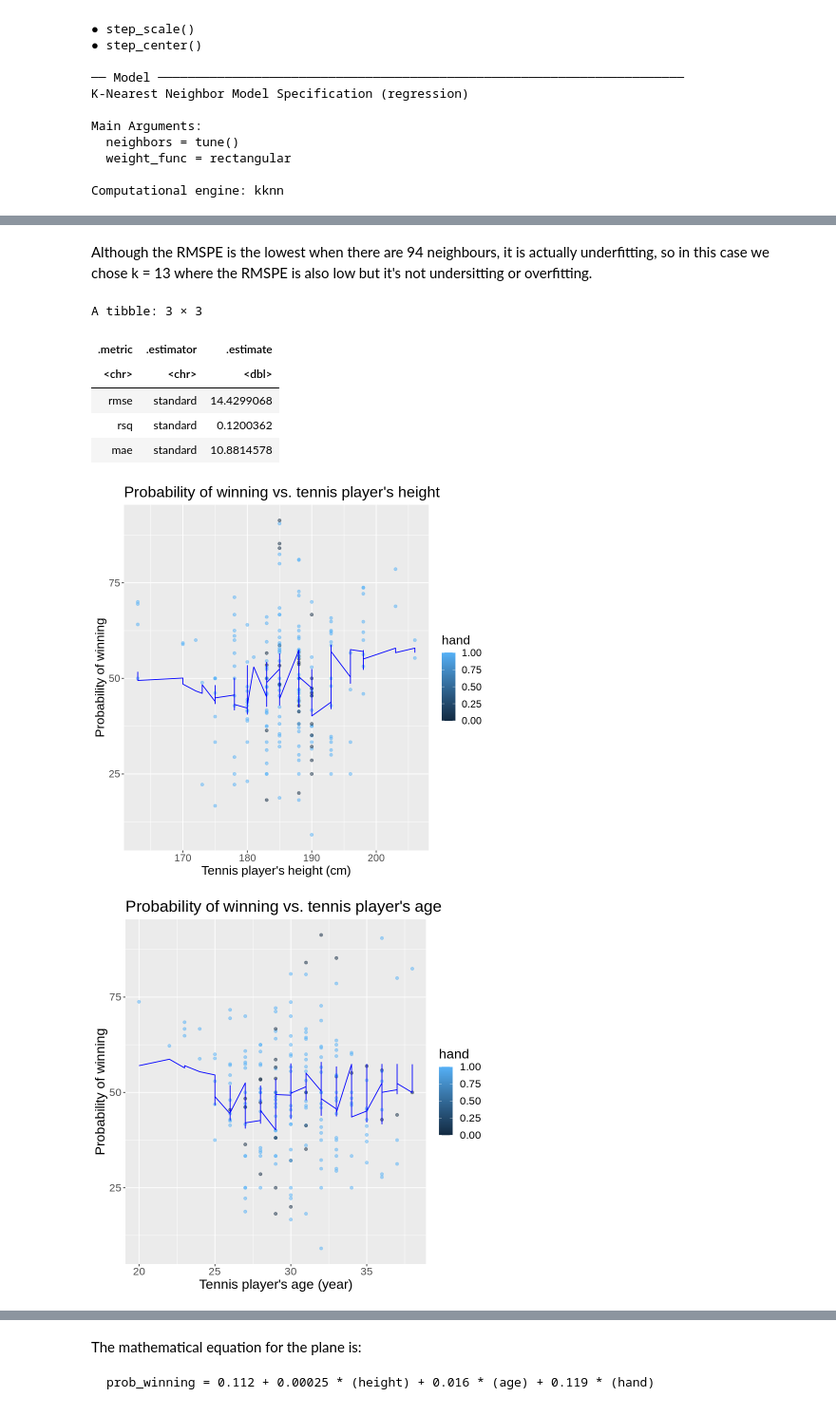
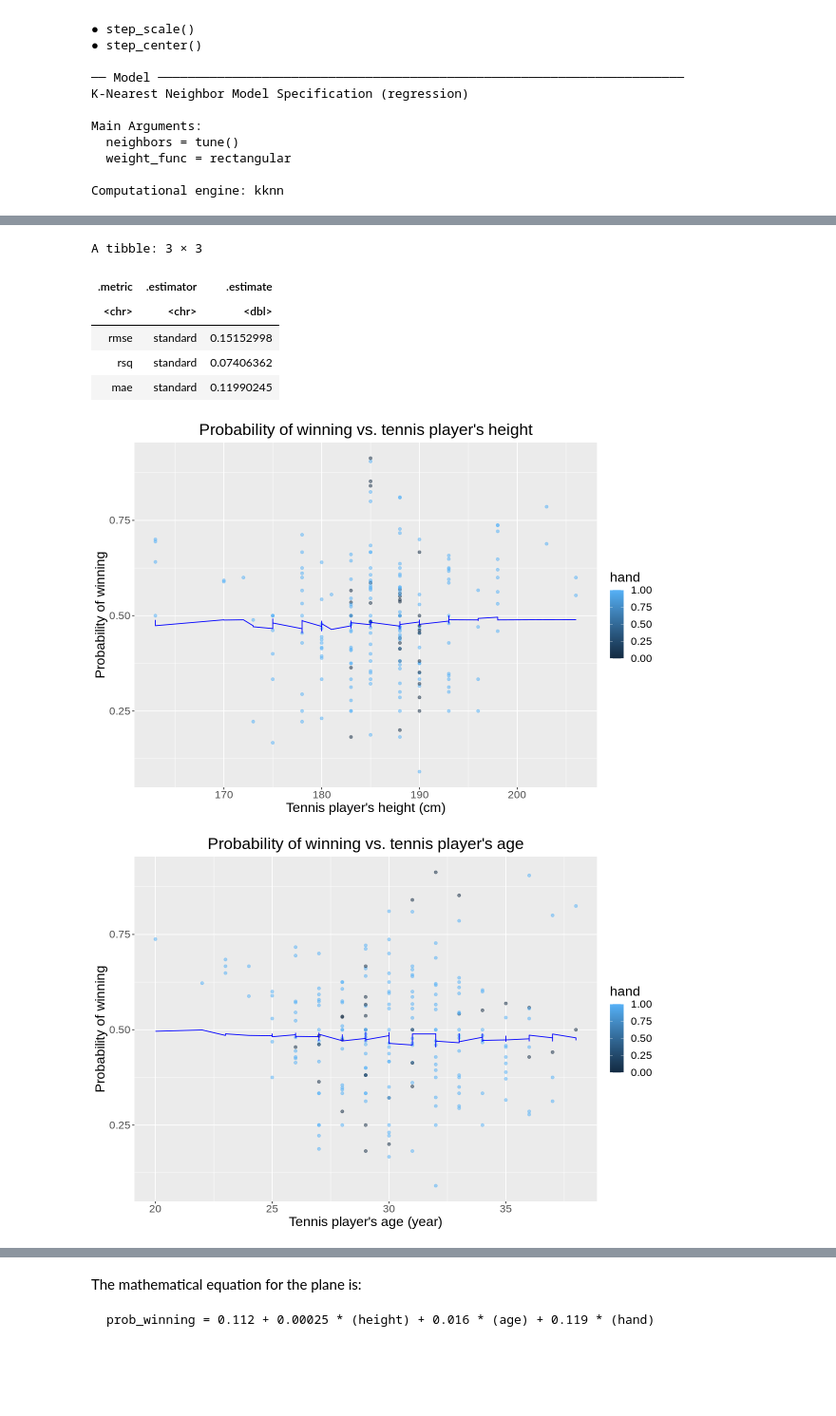
Before and after one commit to zhangLily2020/DSCI-100-Group-Project, a Jupyter notebook: final_report.ipynb, the cells around one changed output, grey strips where cells are left out. Shown at 95% size. Cells and saved outputs as stored; diff of their text form; code cells hidden in the pictures; blank space fills up the shorter version.

```diff
--- a/final_report.ipynb
+++ b/final_report.ipynb
@@ -198,9 +290,0 @@ Similar to the previous graph and using the same data, a scatter graph is also u
-# %%
-options(repr.plot.height = 7, repr.plot.width = 8)
-age <- tennis_train %>%
-        ggplot(aes(x = age, y = prob_winning)) +
-            geom_point() +
-            labs(x = "Age of player (year)", y = "Proability of winning (%)") +
-            ggtitle("Probability of winning vs. Age of player") +
-            theme(text = element_text(size = 20))
-age
@@ -311,17 +397,22 @@ A tibble: 1 × 7
-# %% [markdown]
-Although the RMSPE is the lowest when there are 94 neighbours, it is actually underfitting, so in this case we chose k = 13 where the RMSPE is also low but it's not undersitting or overfitting.
 # %%
 set.seed(1234)
 
-tennis_best_spec <- nearest_neighbor(weight_func = "rectangular", neighbors = 13) %>%
+# Pull the best k value
+k_min <- tennis_min %>%
+         pull(neighbors)
+
+# Create model specification with best k chosen
+tennis_best_spec <- nearest_neighbor(weight_func = "rectangular", neighbors = k_min) %>%
          set_engine("kknn") %>%
          set_mode("regression")
 
+# Fit model with tennis_train
 tennis_best_fit <- workflow() %>%
          add_recipe(tennis_recipe) %>%
          add_model(tennis_best_spec) %>%
          fit(data = tennis_train)
 
+# Test model with tennis_test
 tennis_summary <- tennis_best_fit %>%
           predict(tennis_test) %>%
           bind_cols(tennis_test) %>%
@@ -332,37 +423,39 @@ tennis_summary
 A tibble: 3 × 3
 | .metric | .estimator | .estimate |
 | <chr> | <chr> | <dbl> |
-| rmse | standard | 14.4299068 |
-| rsq | standard | 0.1200362 |
-| mae | standard | 10.8814578 |
+| rmse | standard | 0.15152998 |
+| rsq | standard | 0.07406362 |
+| mae | standard | 0.11990245 |
 # %%
 set.seed(2019)
 
-options(repr.plot.width = 7, repr.plot.height = 7)
+options(repr.plot.width = 10, repr.plot.height = 7)
 
 tennis_preds <- predict(tennis_best_fit, tennis_train) %>%
           bind_cols(tennis_train)
 
 tennis_plot_height <- ggplot(tennis_preds, aes(x = height, y = prob_winning, colour = hand)) +
-            geom_point(alpha = 0.5) +
-            geom_line(data = tennis_preds,
-            mapping = aes(x = height, y = .pred), color = "blue") +
-            xlab("Tennis player's height (cm)") +
-            ylab("Probability of winning") +
-            ggtitle("Probability of winning vs. tennis player's height") +
-            theme(text = element_text(size = 16))
+                        geom_point(alpha = 0.5) +
+                        geom_line(data = tennis_preds,
+                        mapping = aes(x = height, y = .pred), color = "blue") +
+                        xlab("Tennis player's height (cm)") +
+                        ylab("Probability of winning") +
+                        ggtitle("Probability of winning vs. tennis player's height") +
+                        theme(text = element_text(size = 17),
+                               plot.title = element_text(hjust = 0.5))
 
 tennis_plot_age <- ggplot(tennis_preds, aes(x = age, y = prob_winning, colour = hand)) +
-            geom_point(alpha = 0.5) +
-            geom_line(data = tennis_preds,
-            mapping = aes(x = age, y = .pred), color = "blue") +
-            xlab("Tennis player's age (year)") +
-            ylab("Probability of winning") +
-            ggtitle("Probability of winning vs. tennis player's age") +
-            theme(text = element_text(size = 17))
+                        geom_point(alpha = 0.5) +
+                        geom_line(data = tennis_preds,
+                        mapping = aes(x = age, y = .pred), color = "blue") +
+                        xlab("Tennis player's age (year)") +
+                        ylab("Probability of winning") +
+                        ggtitle("Probability of winning vs. tennis player's age") +
+                        theme(text = element_text(size = 17),
+                               plot.title = element_text(hjust = 0.5))
 
 tennis_plot_height
 tennis_plot_age
 # %% [output]
-[figure, old version]
+[figure, new version]
-[figure, old version]
+[figure, new version]
```
Also changed, not shown: parts of 42 cells of this notebook.
